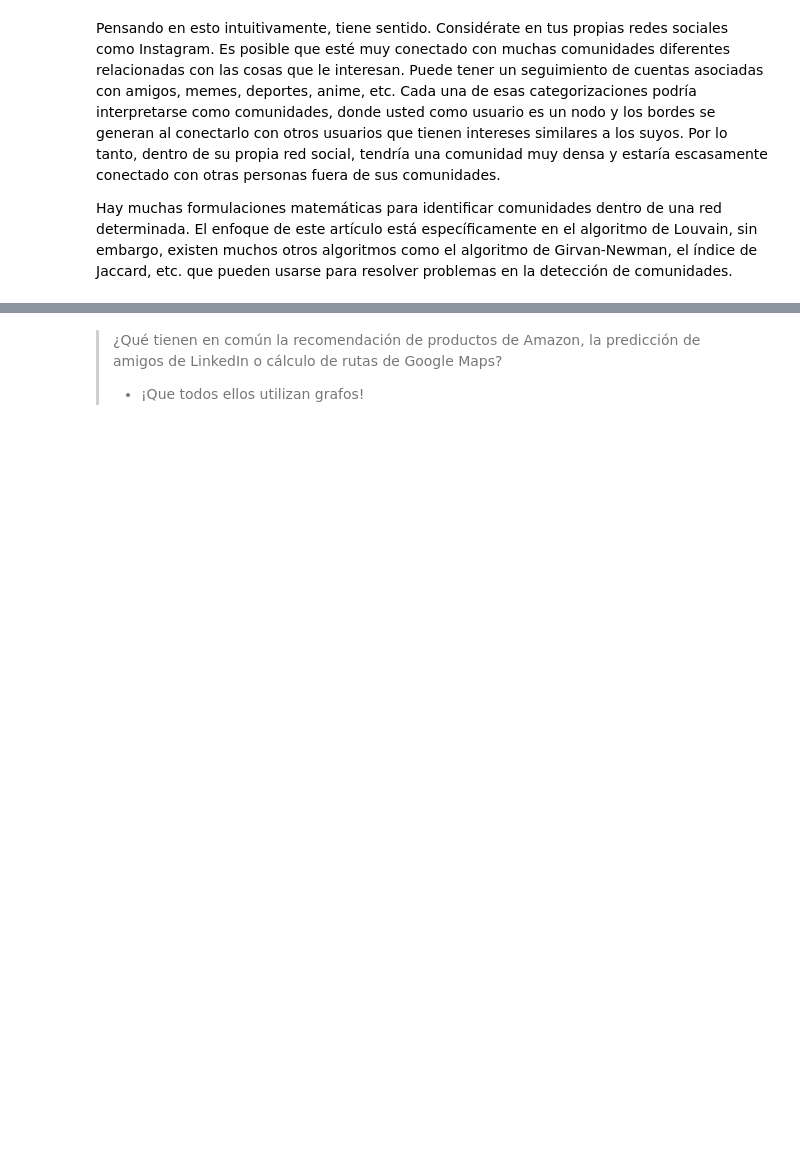
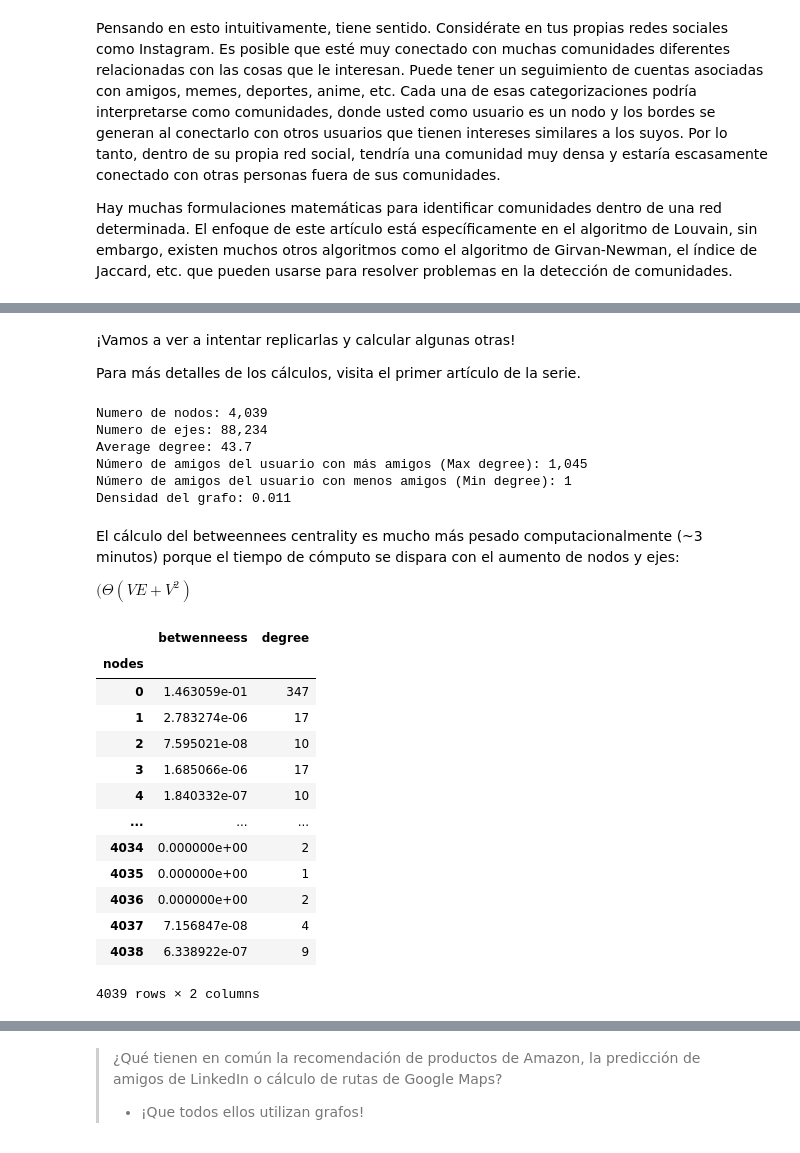
Before and after one commit to FernandoCarazoMelo/network-science, a Jupyter notebook: notebooks/02_FC_facebook_case_study.ipynb, the cells around one changed output, grey strips where cells are left out. Cells and saved outputs as stored; diff of their text form; code cells hidden in the pictures; blank space fills up the shorter version.

```diff
--- a/notebooks/02_FC_facebook_case_study.ipynb
+++ b/notebooks/02_FC_facebook_case_study.ipynb
@@ -6,0 +106,25 @@ Hay muchas formulaciones matemáticas para identificar comunidades dentro de una
+# %% [markdown]
+¡Vamos a ver a intentar replicarlas y calcular algunas otras!
+
+Para más detalles de los cálculos, visita el primer artículo de la serie.
+# %%
+print(f"Numero de nodos: {G.number_of_nodes():,}")
+print(f"Numero de ejes: {G.number_of_edges():,}")
+print(f"Average degree: {((G.number_of_edges()*2) / G.number_of_nodes()):,.3}")
+
+degrees = dict(nx.degree(G))
+print(f"Número de amigos del usuario con más amigos (Max degree): {max(degrees.values()):,}")
+print(f"Número de amigos del usuario con menos amigos (Min degree): {min(degrees.values()):,}")
+print(f"Densidad del grafo: {nx.density(G):,.2}")
+# print(f"Diametro: {nx.diameter(G):,.2}")
+# %% [output]
+Numero de nodos: 4,039
+Numero de ejes: 88,234
+Average degree: 43.7
+Número de amigos del usuario con más amigos (Max degree): 1,045
+Número de amigos del usuario con menos amigos (Min degree): 1
+Densidad del grafo: 0.011
+# %% [markdown]
+El cálculo del betweennees centrality es mucho más pesado computacionalmente (~3 minutos) porque el tiempo de cómputo se dispara con el aumento de nodos y ejes:
+
+$(Θ(VE +V^2)$
@@ -6,0 +134,34 @@ Hay muchas formulaciones matemáticas para identificar comunidades dentro de una
+# %%
+df1 = pd.DataFrame(
+    {
+        "nodes" : betwenneess.keys(),
+        "betwenneess" : betwenneess.values()
+    }
+)
+df1 = df1.set_index("nodes")
+
+df2 = pd.DataFrame(
+    {
+        "nodes" : degrees.keys(),
+        "degree" : degrees.values()
+    }
+)
+df2 = df2.set_index("nodes")
+
+nodes_df = pd.concat([df1, df2], axis=1)
+nodes_df
+# %% [output]
+|  | betwenneess | degree |
+| nodes |  |  |
+| 0 | 1.463059e-01 | 347 |
+| 1 | 2.783274e-06 | 17 |
+| 2 | 7.595021e-08 | 10 |
+| 3 | 1.685066e-06 | 17 |
+| 4 | 1.840332e-07 | 10 |
+| ... | ... | ... |
+| 4034 | 0.000000e+00 | 2 |
+| 4035 | 0.000000e+00 | 1 |
+| 4036 | 0.000000e+00 | 2 |
+| 4037 | 7.156847e-08 | 4 |
+| 4038 | 6.338922e-07 | 9 |
+4039 rows × 2 columns
```
Also changed, not shown: parts of 123 cells of this notebook, 2 other files.
